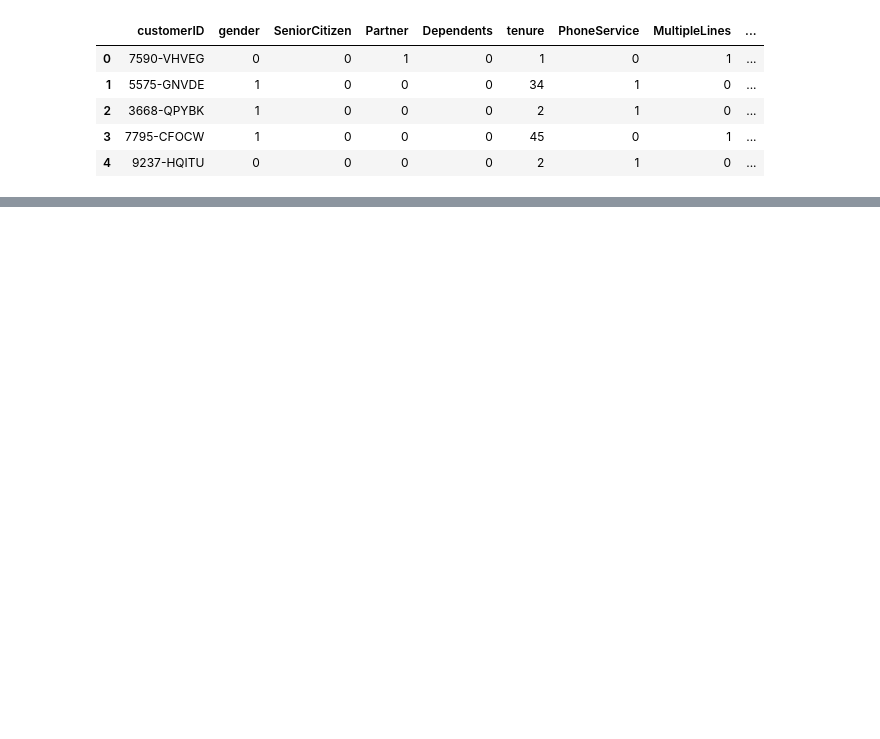
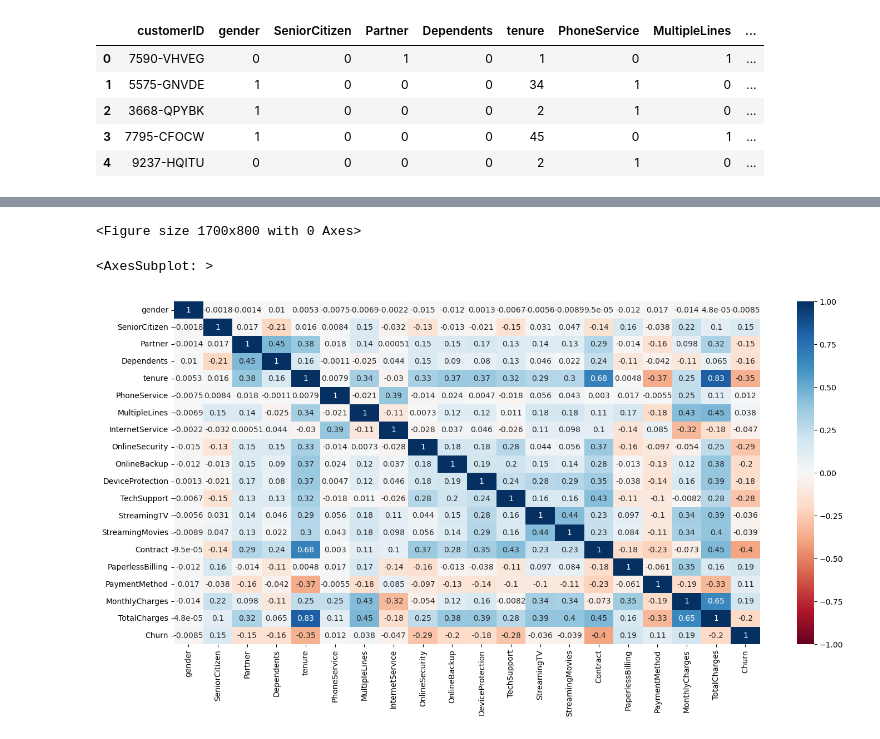
Before and after one commit to Marsh16/AFL1_Evelyn_Marsha_ML, a Jupyter notebook: AFL1_Evelyn_Marsha.ipynb, the cells around one changed output, grey strips where cells are left out. Drawn from its saved outputs; the diff is of its cells as text; code cells hidden in the pictures; blank space fills up the shorter version.

```diff
--- a/AFL1_Evelyn_Marsha.ipynb
+++ b/AFL1_Evelyn_Marsha.ipynb
@@ -632,0 +293,8 @@ NameError: name 'classifier' is not defined
+# %%
+plt.figure(figsize=(17, 8))
+sns.heatmap(data.corr(), vmin=-1, vmax=1, cmap="RdBu", annot=True)
+plt.show()
+# %% [output]
+<Figure size 1700x800 with 0 Axes>
+<AxesSubplot: >
+[figure, added]
```
Also changed, not shown: parts of 99 cells of this notebook.
